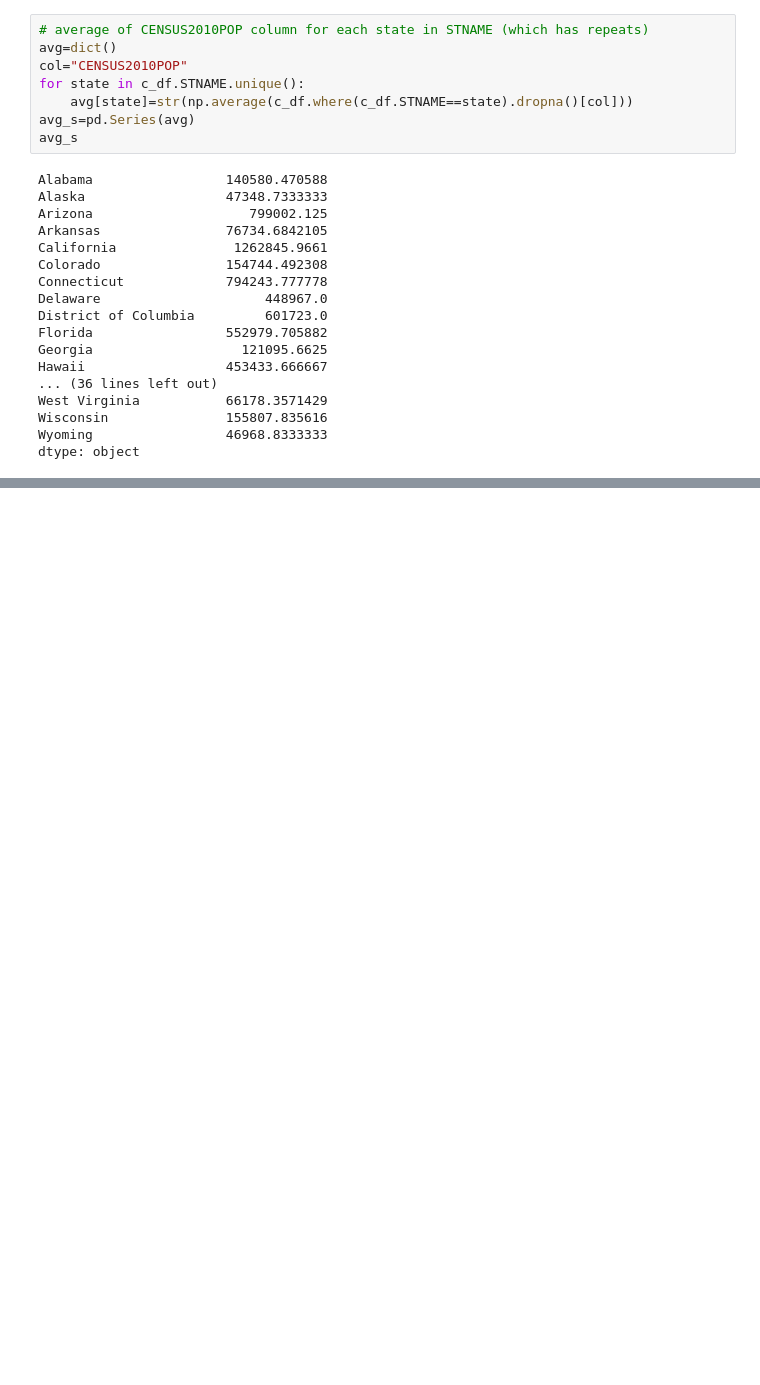
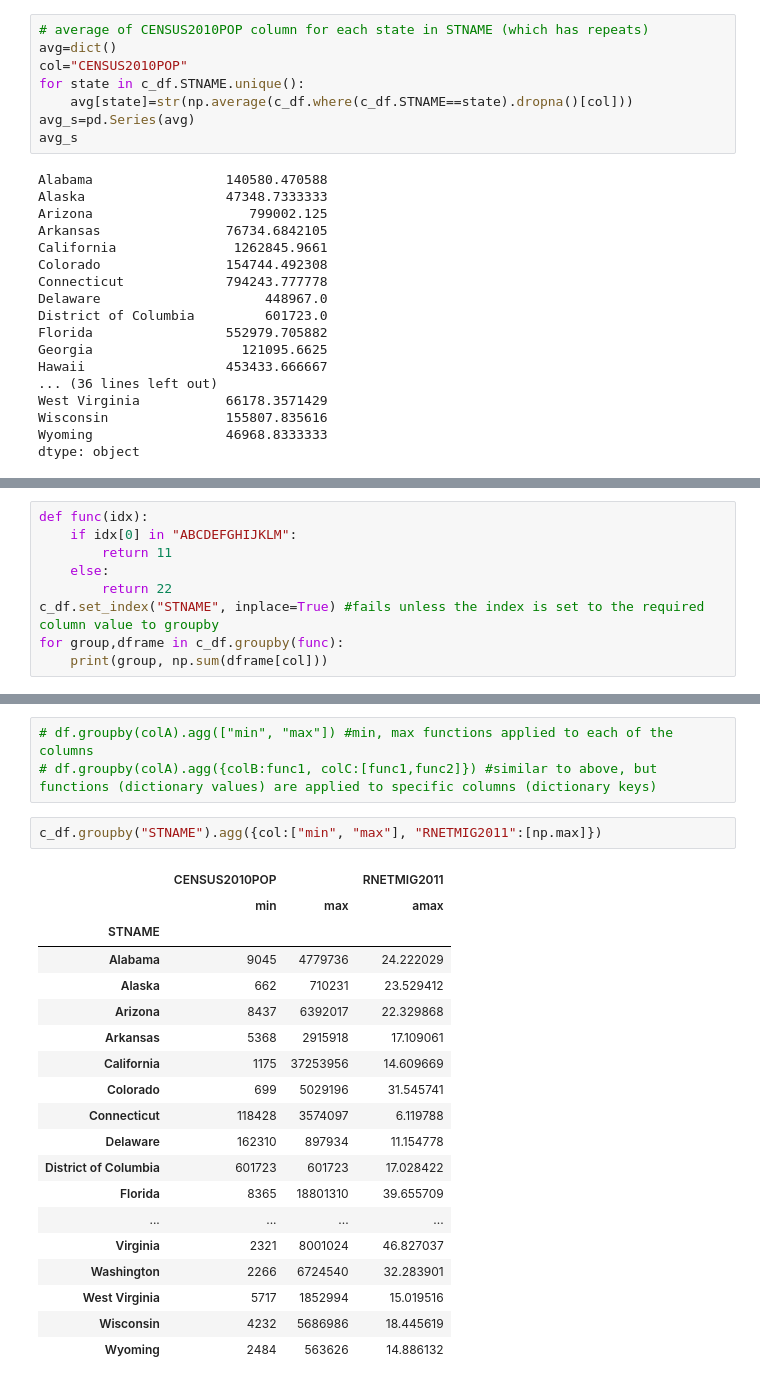
Before and after one commit to kishorepv/Data-Science-with-Python, a Jupyter notebook: Pandas library (Python).ipynb, the cells around one changed output, grey strips where cells are left out. Cells and saved outputs as stored; diff of their text form; blank space fills up the shorter version.

Commit message:
groupby, aggregation(agg), apply

```diff
--- a/Pandas library (Python).ipynb
+++ b/Pandas library (Python).ipynb
@@ -1129,0 +1171,9 @@ c_df.groupby
+# %%
+def func(idx):
+    if idx[0] in "ABCDEFGHIJKLM":
+        return 11
+    else:
+        return 22
+c_df.set_index("STNAME", inplace=True) #fails unless the index is set to the required column value to groupby
+for group,dframe in c_df.groupby(func):
+    print(group, np.sum(dframe[col]))
@@ -1129,0 +1190,25 @@ c_df.groupby
+# %%
+# df.groupby(colA).agg(["min", "max"]) #min, max functions applied to each of the columns
+# df.groupby(colA).agg({colB:func1, colC:[func1,func2]}) #similar to above, but functions (dictionary values) are applied to specific columns (dictionary keys)
+# %%
+c_df.groupby("STNAME").agg({col:["min", "max"], "RNETMIG2011":[np.max]})
+# %% [output]
+|  | CENSUS2010POP |  | RNETMIG2011 |
+|  | min | max | amax |
+| STNAME |  |  |  |
+| Alabama | 9045 | 4779736 | 24.222029 |
+| Alaska | 662 | 710231 | 23.529412 |
+| Arizona | 8437 | 6392017 | 22.329868 |
+| Arkansas | 5368 | 2915918 | 17.109061 |
+| California | 1175 | 37253956 | 14.609669 |
+| Colorado | 699 | 5029196 | 31.545741 |
+| Connecticut | 118428 | 3574097 | 6.119788 |
+| Delaware | 162310 | 897934 | 11.154778 |
+| District of Columbia | 601723 | 601723 | 17.028422 |
+| Florida | 8365 | 18801310 | 39.655709 |
+| ... | ... | ... | ... |
+| Virginia | 2321 | 8001024 | 46.827037 |
+| Washington | 2266 | 6724540 | 32.283901 |
+| West Virginia | 5717 | 1852994 | 15.019516 |
+| Wisconsin | 4232 | 5686986 | 18.445619 |
+| Wyoming | 2484 | 563626 | 14.886132 |
```
Also changed, not shown: parts of 16 cells of this notebook.
